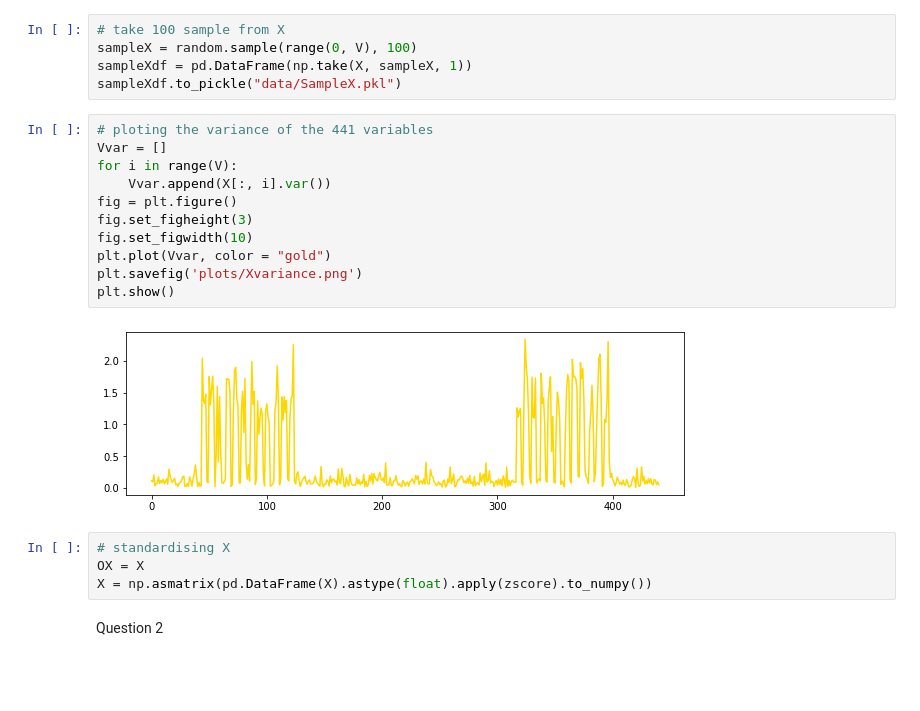
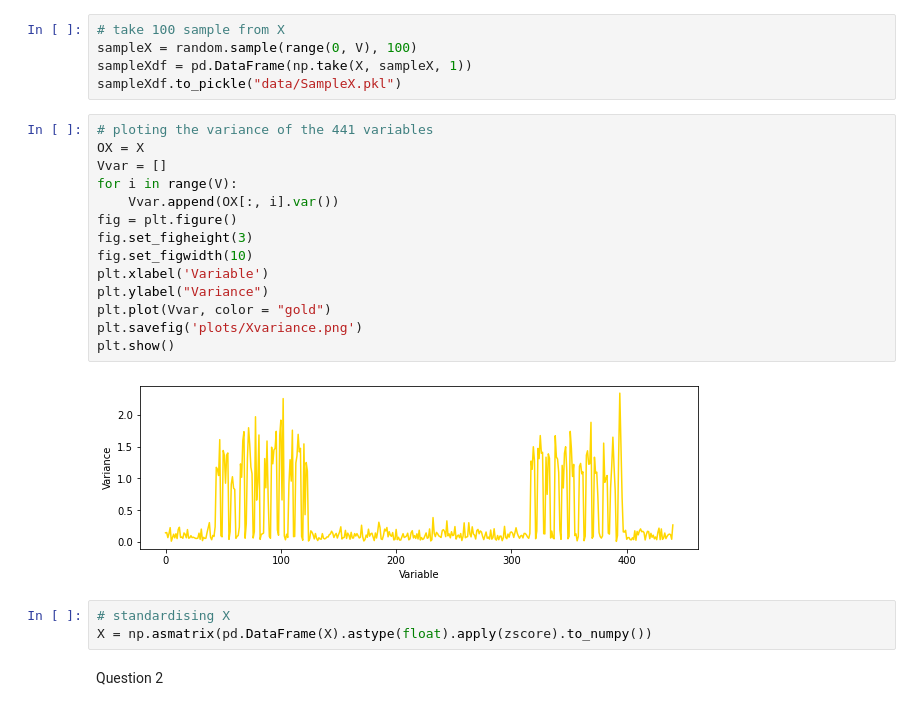
Before and after one commit to tvtpt/MAST30034_assignment1, a Jupyter notebook: Code for Q1 and Q2.ipynb, the cells around one changed output. Drawn from its saved outputs; the diff is of its cells as text; blank space fills up the shorter version.

```diff
--- a/Code for Q1 and Q2.ipynb
+++ b/Code for Q1 and Q2.ipynb
@@ -194,20 +194,22 @@ sampleXdf = pd.DataFrame(np.take(X, sampleX, 1))
 sampleXdf.to_pickle("data/SampleX.pkl")
 # %%
 # ploting the variance of the 441 variables
+OX = X
 Vvar = []
 for i in range(V):
-    Vvar.append(X[:, i].var())
+    Vvar.append(OX[:, i].var())
 fig = plt.figure()
 fig.set_figheight(3)
 fig.set_figwidth(10)
+plt.xlabel('Variable')
+plt.ylabel("Variance")
 plt.plot(Vvar, color = "gold")
 plt.savefig('plots/Xvariance.png')
 plt.show()
 # %% [output]
-[figure, old version]
+[figure, new version]
 # %%
 # standardising X
-OX = X
 X = np.asmatrix(pd.DataFrame(X).astype(float).apply(zscore).to_numpy())
 # %% [markdown]
 Question 2
```
Also changed, not shown: parts of 16 cells of this notebook, 16 other files.
